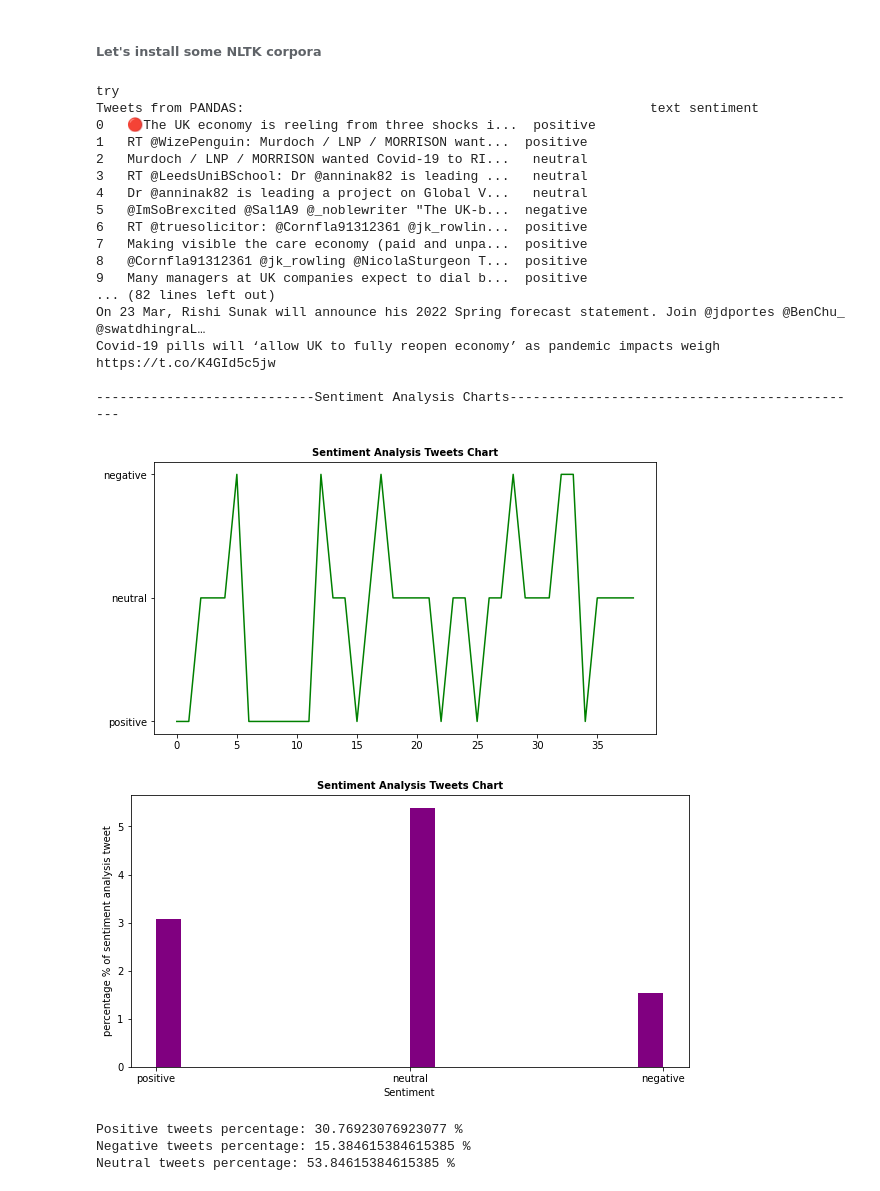
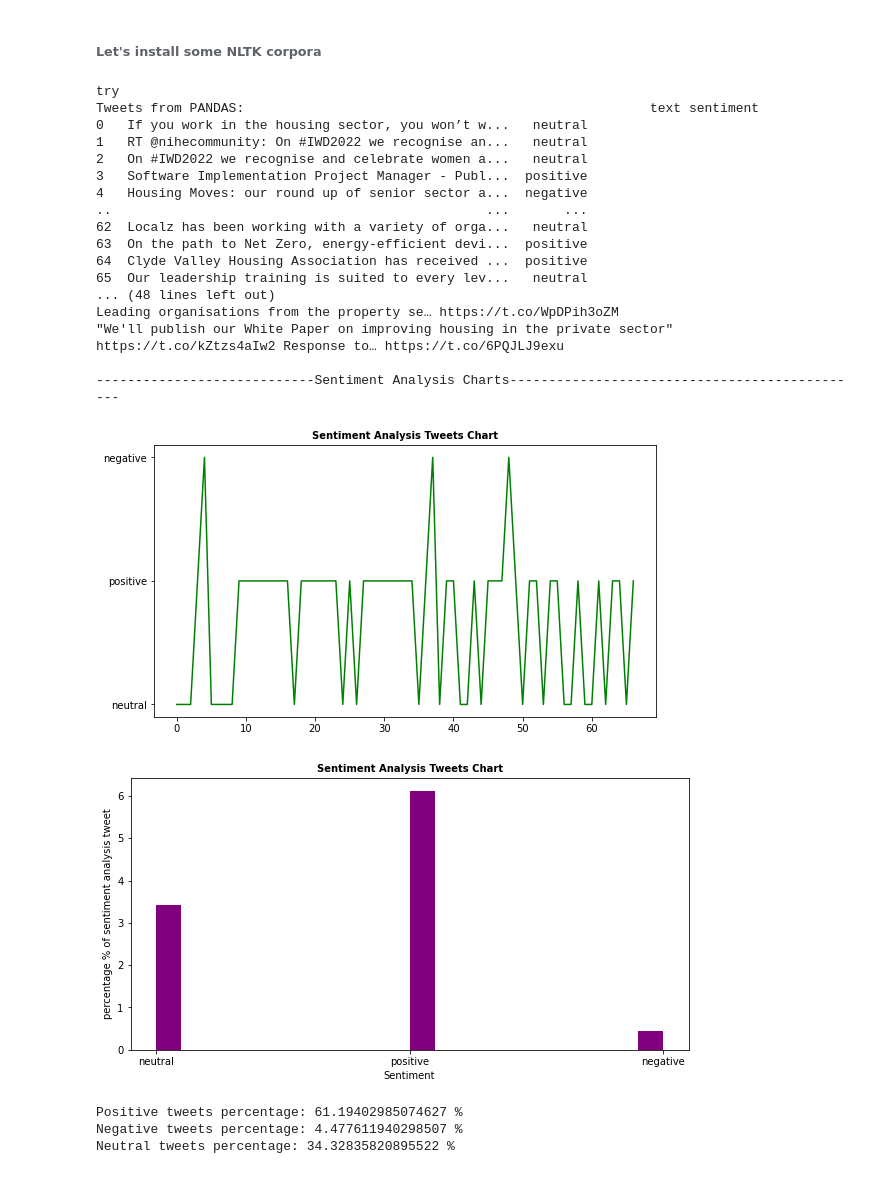
Before and after one commit to hadja1307/Sentiment_analysis_latest, a Jupyter notebook: Sentiment__Analyis (1).ipynb, the cells around one changed output. Drawn from its saved outputs; the diff is of its cells as text; code cells hidden in the pictures.

Commit message:
Add files via upload
Latest one, I have removed some comments that are not needed.
Positive, negative and neutral sentiment shows.

```diff
--- a/Sentiment__Analyis (1).ipynb
+++ b/Sentiment__Analyis (1).ipynb
@@ -281,26 +252,26 @@ def main(query, count = 5):
     #---------------------------------------------------------------------------------------------------------
 # %%
-main("uk economy covid-19 uk", 100)
+main("uk housing sector", 100)
 # %% [output]
 try
 Tweets from PANDAS:                                                    text sentiment
-0   🔴The UK economy is reeling from three shocks i...  positive
-1   RT @WizePenguin: Murdoch / LNP / MORRISON want...  positive
-2   Murdoch / LNP / MORRISON wanted Covid-19 to RI...   neutral
-3   RT @LeedsUniBSchool: Dr @anninak82 is leading ...   neutral
-4   Dr @anninak82 is leading a project on Global V...   neutral
-5   @ImSoBrexcited @Sal1A9 @_noblewriter "The UK-b...  negative
-6   RT @truesolicitor: @Cornfla91312361 @jk_rowlin...  positive
-7   Making visible the care economy (paid and unpa...  positive
-8   @Cornfla91312361 @jk_rowling @NicolaSturgeon T...  positive
-9   Many managers at UK companies expect to dial b...  positive
-... (82 lines left out)
-On 23 Mar, Rishi Sunak will announce his 2022 Spring forecast statement. Join @jdportes @BenChu_ @swatdhingraL…
-Covid-19 pills will ‘allow UK to fully reopen economy’ as pandemic impacts weigh https://t.co/K4GId5c5jw
+0   If you work in the housing sector, you won’t w...   neutral
+1   RT @nihecommunity: On #IWD2022 we recognise an...   neutral
+2   On #IWD2022 we recognise and celebrate women a...   neutral
+3   Software Implementation Project Manager - Publ...  positive
+4   Housing Moves: our round up of senior sector a...  negative
+..                                                ...       ...
+62  Localz has been working with a variety of orga...   neutral
+63  On the path to Net Zero, energy-efficient devi...  positive
+64  Clyde Valley Housing Association has received ...  positive
+65  Our leadership training is suited to every lev...   neutral
+... (48 lines left out)
+Leading organisations from the property se… https://t.co/WpDPih3oZM
+"We'll publish our White Paper on improving housing in the private sector" https://t.co/kZtzs4aIw2 Response to… https://t.co/6PQJLJ9exu
 
 ----------------------------Sentiment Analysis Charts----------------------------------------------
-[figure, old version]
+[figure, new version]
-[figure, old version]
+[figure, new version]
-Positive tweets percentage: 30.76923076923077 %
-Negative tweets percentage: 15.384615384615385 %
-Neutral tweets percentage: 53.84615384615385 %
+Positive tweets percentage: 61.19402985074627 %
+Negative tweets percentage: 4.477611940298507 %
+Neutral tweets percentage: 34.32835820895522 %
```
Also changed, not shown: parts of 5 cells of this notebook.
